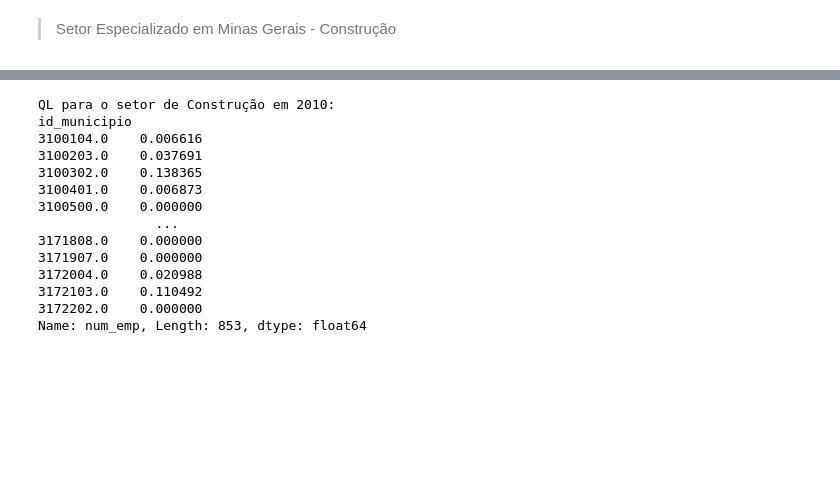
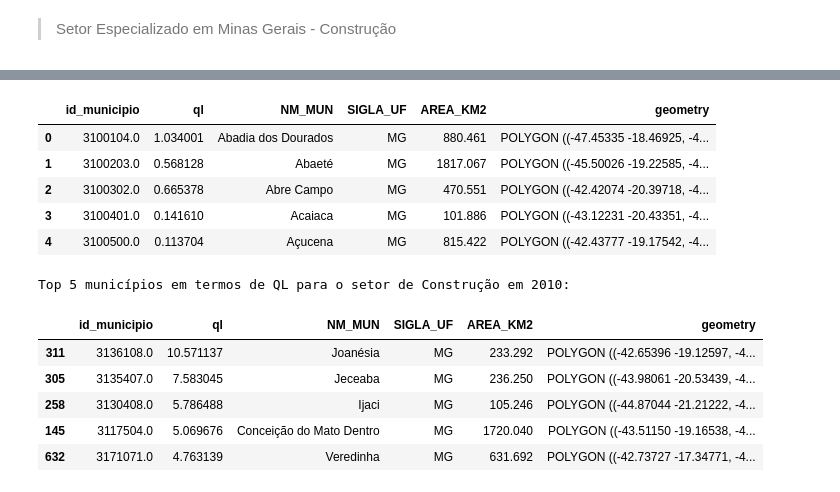
Before and after one commit to Leonardo-Dias-Up/Colab, a Jupyter notebook: DataViva_Atividade.ipynb, the cells around one changed output, grey strips where cells are left out. Saved outputs shown, nothing was run; the diff lists cells and outputs as text; code cells hidden in the pictures; blank space fills up the shorter version.

```diff
--- a/DataViva_Atividade.ipynb
+++ b/DataViva_Atividade.ipynb
@@ -448,0 +462,34 @@ top_municipios_ql_2020 = ql_construcao_2020.nlargest(5)
+# %%
+# Calcular o total de empregos na atividade de Construção em 2020 por município
+empregos_construcao_regional_2020 = df_2020_construcao.groupby('id_municipio')['num_emp'].sum()
+
+# Calcular o total de empregos na atividade de Construção em 2020 para a nação (somatório das regiões)
+empregos_construcao_nacao_2020 = empregos_construcao_regional_2020.sum()
+
+# Calcular o total de empregos em todos os setores em 2020 por município
+empregos_total_regional_2020 = df_2020.groupby('id_municipio')['num_emp'].sum()
+
+# Calcular o total de empregos em todos os setores em 2020 para a nação (somatório das regiões)
+empregos_total_nacao_2020 = empregos_total_regional_2020.sum()
+
+# Calcular o QL (Índice de Quociente Locacional) para o setor de Construção em 2020
+ql_construcao_2020 = (empregos_construcao_regional_2020 / empregos_construcao_nacao_2020) / (empregos_total_regional_2020 / empregos_total_nacao_2020)
+
+# Criar DataFrame com a coluna "ql"
+df_ql_construcao_2020 = pd.DataFrame({'ql': ql_construcao_2020})
+
+# Exibir o DataFrame resultante
+df_ql_construcao_2020 = df_ql_construcao_2020.dropna()
+
+# Realizar o merge com o DataFrame Geo
+df_ql_construcao_2020 = df_ql_construcao_2020.merge(geo_mun, on='id_municipio', how='left')
+
+# Exibir o DataFrame resultante
+df_ql_construcao_2020.head()
+# %% [output]
+|  | id_municipio | ql | NM_MUN | SIGLA_UF | AREA_KM2 | geometry |
+| 0 | 3100104.0 | 1.034001 | Abadia dos Dourados | MG | 880.461 | POLYGON ((-47.45335 -18.46925, -4... |
+| 1 | 3100203.0 | 0.568128 | Abaeté | MG | 1817.067 | POLYGON ((-45.50026 -19.22585, -4... |
+| 2 | 3100302.0 | 0.665378 | Abre Campo | MG | 470.551 | POLYGON ((-42.42074 -20.39718, -4... |
+| 3 | 3100401.0 | 0.141610 | Acaiaca | MG | 101.886 | POLYGON ((-43.12231 -20.43351, -4... |
+| 4 | 3100500.0 | 0.113704 | Açucena | MG | 815.422 | POLYGON ((-42.43777 -19.17542, -4... |
@@ -449,20 +502,13 @@ top_municipios_ql_2020 = ql_construcao_2020.nlargest(5)
 # %%
-# Exibir todos os QL para 2010
-print("QL para o setor de Construção em 2010:")
-print(ql_construcao_2010)
+# Exibir os resultados
+print("Top 5 municípios em termos de QL para o setor de Construção em 2010:")
+top_5_ql_construcao_2010
 # %% [output]
-QL para o setor de Construção em 2010:
-id_municipio
-3100104.0    0.006616
-3100203.0    0.037691
-3100302.0    0.138365
-3100401.0    0.006873
-3100500.0    0.000000
-               ...
-3171808.0    0.000000
-3171907.0    0.000000
-3172004.0    0.020988
-3172103.0    0.110492
-3172202.0    0.000000
-Name: num_emp, Length: 853, dtype: float64
+Top 5 municípios em termos de QL para o setor de Construção em 2010:
+|  | id_municipio | ql | NM_MUN | SIGLA_UF | AREA_KM2 | geometry |
+| 311 | 3136108.0 | 10.571137 | Joanésia | MG | 233.292 | POLYGON ((-42.65396 -19.12597, -4... |
+| 305 | 3135407.0 | 7.583045 | Jeceaba | MG | 236.250 | POLYGON ((-43.98061 -20.53439, -4... |
+| 258 | 3130408.0 | 5.786488 | Ijaci | MG | 105.246 | POLYGON ((-44.87044 -21.21222, -4... |
+| 145 | 3117504.0 | 5.069676 | Conceição do Mato Dentro | MG | 1720.040 | POLYGON ((-43.51150 -19.16538, -4... |
+| 632 | 3171071.0 | 4.763139 | Veredinha | MG | 631.692 | POLYGON ((-42.73727 -17.34771, -4... |
 # %%
```
Also changed, not shown: parts of 10 cells of this notebook.
